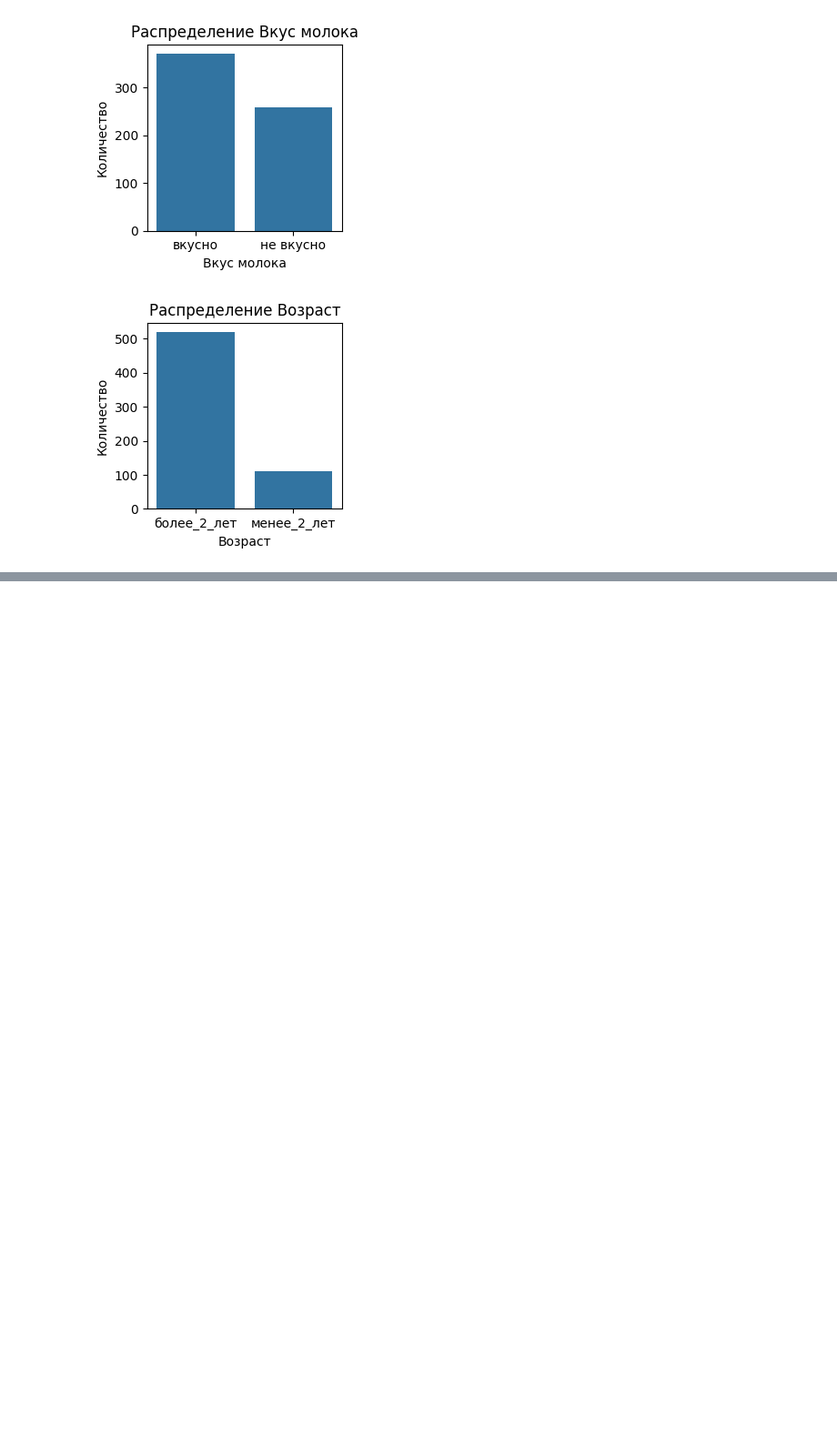
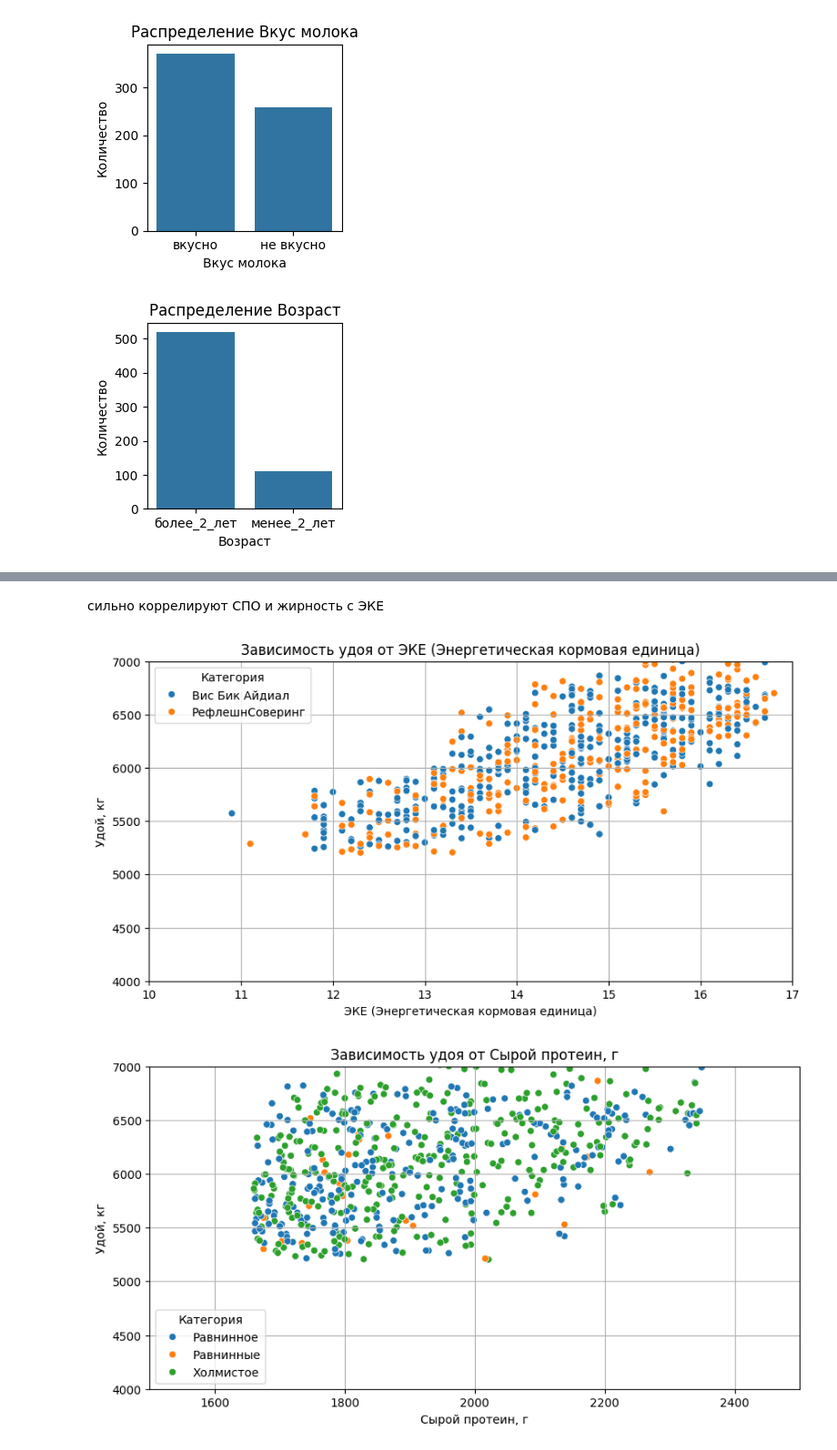
Before and after one commit to eugenii/data_sciencse, a Jupyter notebook: 10_Linnear_Models/main.ipynb, the cells around one changed output, grey strips where cells are left out. Shown at 91% size. Saved outputs shown, nothing was run; the diff lists cells and outputs as text; code cells hidden in the pictures; blank space fills up the shorter version.

```diff
--- a/10_Linnear_Models/main.ipynb
+++ b/10_Linnear_Models/main.ipynb
@@ -195,0 +209,32 @@ for col in categorical_columns:
+# %% [markdown]
+сильно коррелируют СПО и жирность с ЭКЕ
+# %%
+# Строим график зависимости удоя от количественных переменных
+# for ind, col in enumerate(numeric_columns[1:], 1):
+#     plt.figure(figsize=(10, 5))
+#     sns.scatterplot(x=df1[col], y=df1['Удой, кг'])
+#     plt.title(f'Зависимость удоя от {col}')
+#     plt.xlabel(col)
+#     plt.xlim([ranges[ind][0], ranges[ind][1]])
+#     plt.ylabel('Удой, кг')
+#     plt.ylim([4000, 7000])
+#     plt.grid()
+#     plt.show()
+# Используем hue для окрашивания точек по категориям
+for ind, col in enumerate(numeric_columns[1:], 1):
+    plt.figure(figsize=(10, 5))
+
+    # Передаем категориальную колонку в hue
+    sns.scatterplot(x=df1[col], y=df1['Удой, кг'], hue=df1[categorical_columns[ind - 1]])
+
+    plt.title(f'Зависимость удоя от {col}')
+    plt.xlabel(col)
+    plt.xlim([ranges[ind][0], ranges[ind][1]])  # Ограничение по оси x
+    plt.ylabel('Удой, кг')
+    plt.ylim([4000, 7000])  # Ограничение по оси y
+    plt.grid()
+    plt.legend(title='Категория')  # Легенда для категорий
+    plt.show()
+# %% [output]
+[figure, added]
+[figure, added]
```
Also changed, not shown: parts of 4 cells of this notebook.
